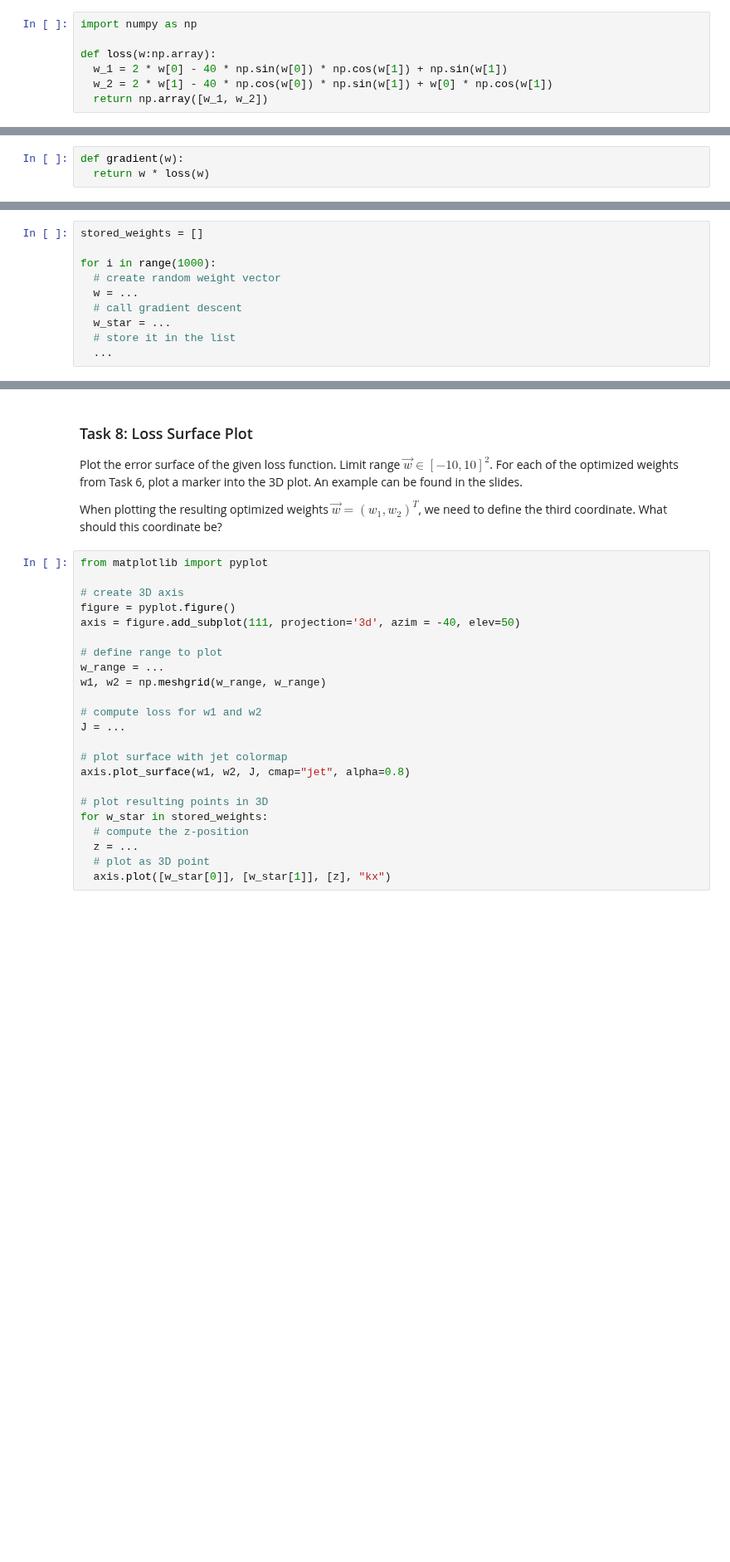
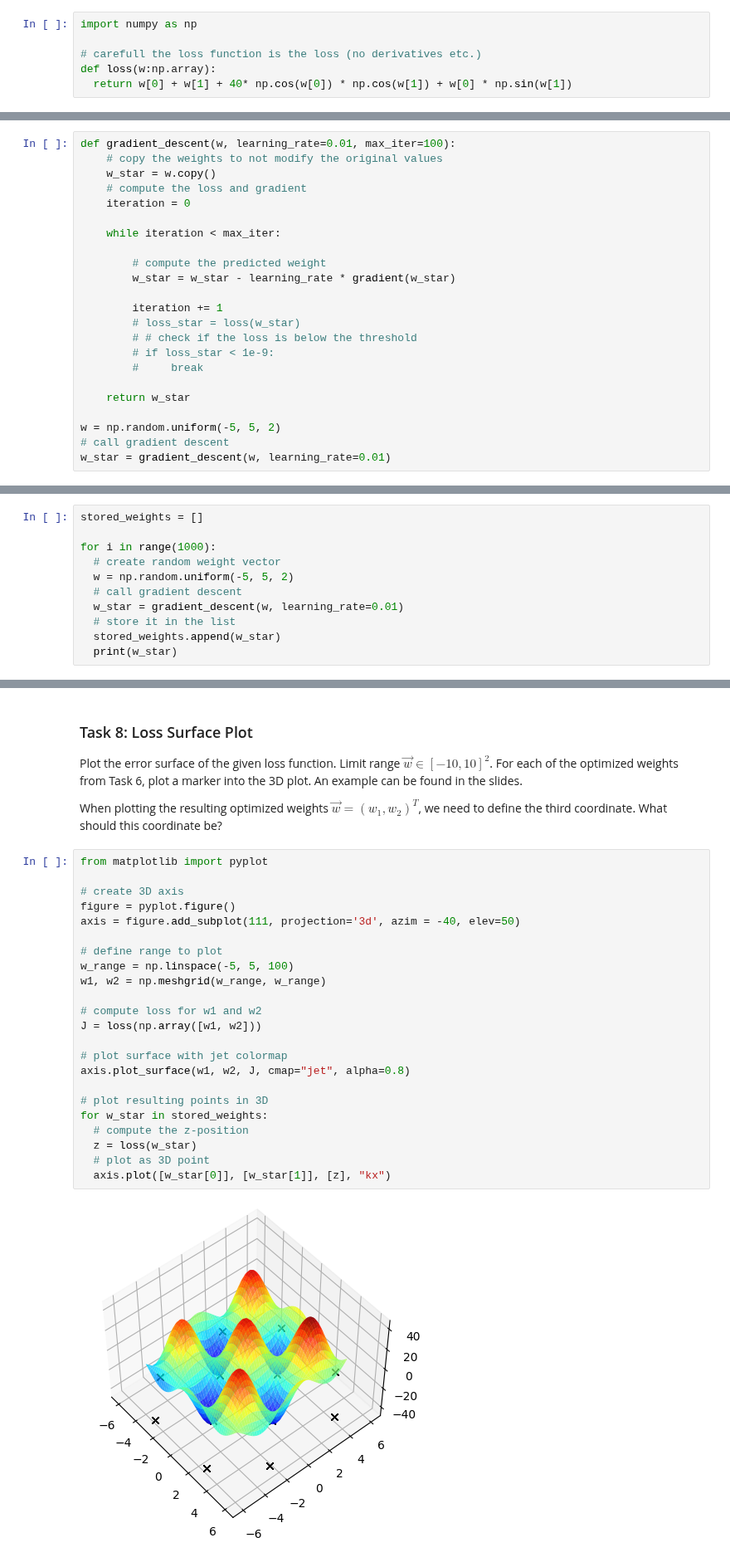
Before and after one commit to danielbarco/deeplearning, a Jupyter notebook: Assignment02.ipynb, the cells around one changed output, grey strips where cells are left out. Shown at 83% size. Cells and saved outputs as stored; diff of their text form; blank space fills up the shorter version.

```diff
--- a/Assignment02.ipynb
+++ b/Assignment02.ipynb
@@ -30,15 +32,11 @@ Implement the loss function in Python, which takes a given $\vec w$ and returns
 # %%
 import numpy as np
 
+# carefull the loss function is the loss (no derivatives etc.)
 def loss(w:np.array):
-  w_1 = 2 * w[0] - 40 * np.sin(w[0]) * np.cos(w[1]) + np.sin(w[1])
-  w_2 = 2 * w[1] - 40 * np.cos(w[0]) * np.sin(w[1]) + w[0] * np.cos(w[1])
-  return np.array([w_1, w_2])
+  return w[0] + w[1] + 40* np.cos(w[0]) * np.cos(w[1]) + w[0] * np.sin(w[1])
 # %% [markdown]
 ### Task 3: Implement the Gradient
 
 Implement the gradient as a function in Python, which takes a given $\vec w$ and returns $\nabla\mathcal J_{\vec w}$ according to the analytical result in Task 1.
 Remember that the gradient needs to be computed and returned for both $w_1$ and $w_2$.
-# %%
-def gradient(w):
-  return w * loss(w)
@@ -106,3 +115,26 @@ def gradient_descent(w, eta=0.01):
+# %%
+def gradient_descent(w, learning_rate=0.01, max_iter=100):
+    # copy the weights to not modify the original values
+    w_star = w.copy()
+    # compute the loss and gradient
+    iteration = 0
+
+    while iteration < max_iter:
+
+        # compute the predicted weight
+        w_star = w_star - learning_rate * gradient(w_star)
+
+        iteration += 1
+        # loss_star = loss(w_star)
+        # # check if the loss is below the threshold
+        # if loss_star < 1e-9:
+        #     break
+
+    return w_star
+
+w = np.random.uniform(-5, 5, 2)
+# call gradient descent
+w_star = gradient_descent(w, learning_rate=0.01)
 # %% [markdown]
 ## Evaluate Gradient Descent
 # %% [markdown]
@@ -114,8 +146,9 @@ stored_weights = []
 
 for i in range(1000):
   # create random weight vector
-  w = ...
+  w = np.random.uniform(-5, 5, 2)
   # call gradient descent
-  w_star = ...
+  w_star = gradient_descent(w, learning_rate=0.01)
   # store it in the list
-  ...
+  stored_weights.append(w_star)
+  print(w_star)
@@ -166,23 +222,25 @@ What should this coordinate be?
 # %%
 from matplotlib import pyplot
 
 # create 3D axis
 figure = pyplot.figure()
 axis = figure.add_subplot(111, projection='3d', azim = -40, elev=50)
 
 # define range to plot
-w_range = ...
+w_range = np.linspace(-5, 5, 100)
 w1, w2 = np.meshgrid(w_range, w_range)
 
 # compute loss for w1 and w2
-J = ...
+J = loss(np.array([w1, w2]))
 
 # plot surface with jet colormap
 axis.plot_surface(w1, w2, J, cmap="jet", alpha=0.8)
 
 # plot resulting points in 3D
 for w_star in stored_weights:
   # compute the z-position
-  z = ...
+  z = loss(w_star)
   # plot as 3D point
   axis.plot([w_star[0]], [w_star[1]], [z], "kx")
+# %% [output]
+[figure, added]
```
Also changed, not shown: parts of 10 cells of this notebook.
